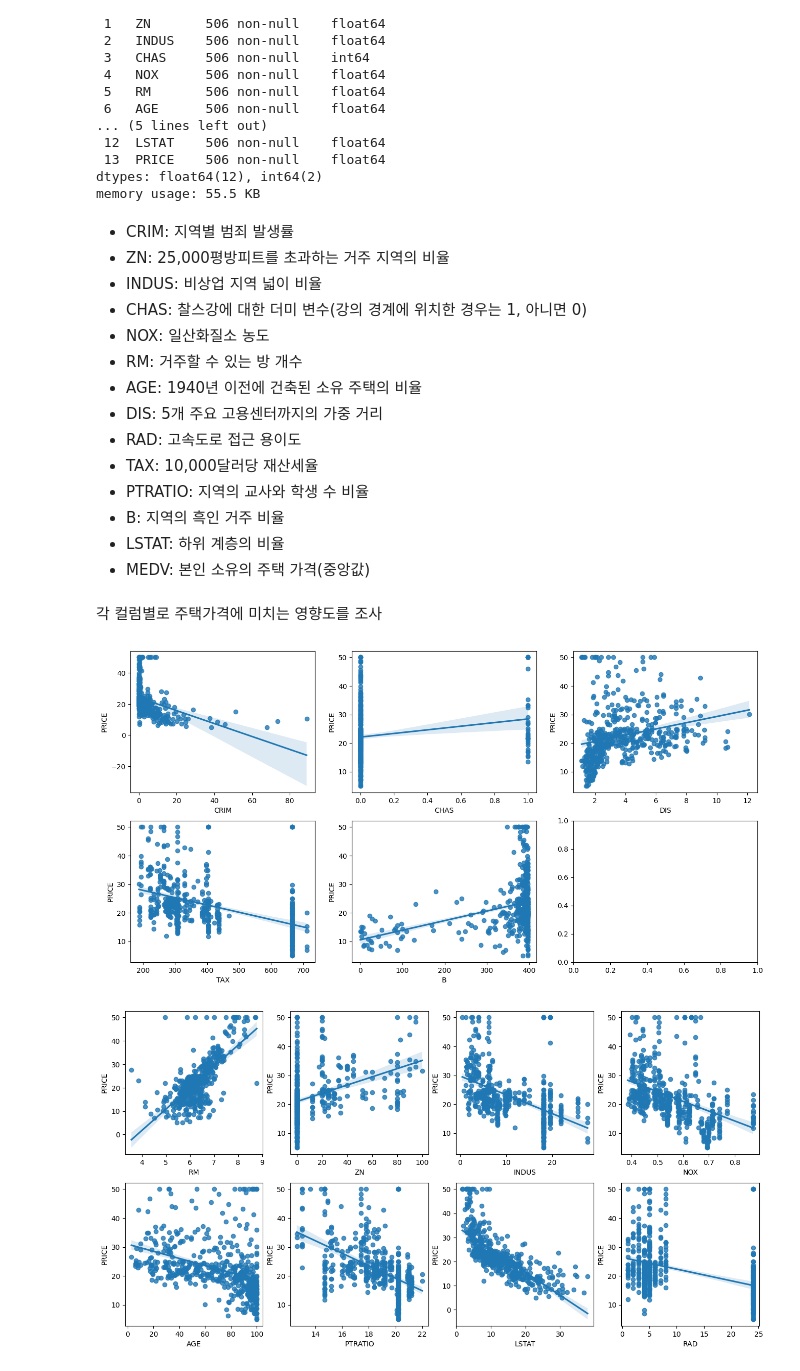
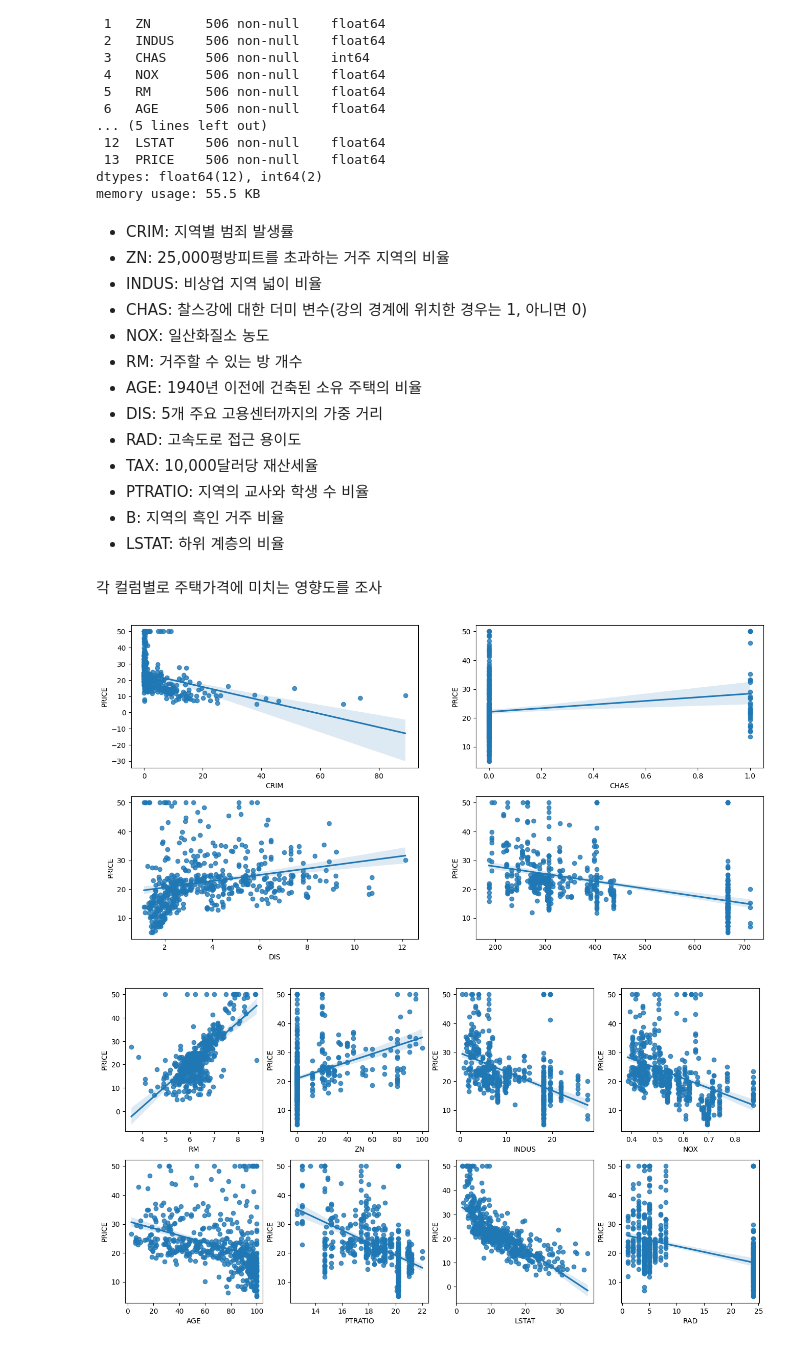
Before and after one commit to minsaee/ai_chat_python, a Jupyter notebook: 607_기계학습_회귀구현.ipynb, the cells around one changed output. Cells and saved outputs as stored; diff of their text form; code cells hidden in the pictures.

```diff
--- a/607_기계학습_회귀구현.ipynb
+++ b/607_기계학습_회귀구현.ipynb
@@ -97,19 +100,18 @@ memory usage: 55.5 KB
 * PTRATIO: 지역의 교사와 학생 수 비율
 * B: 지역의 흑인 거주 비율
 * LSTAT: 하위 계층의 비율
-* MEDV: 본인 소유의 주택 가격(중앙값)
 # %% [markdown]
 각 컬럼별로 주택가격에 미치는 영향도를 조사
 # %%
-# 2개의 행과 4개의 열을가진 subplots를 이용, axs는 4*2의 ax
-fig, axs = plt.subplots(figsize=(16,8), ncols=3, nrows=2)
-lm_features_ = ['CRIM','CHAS', 'DIS', 'TAX', 'B']
+# 2개의 행과 2개의 열을가진 subplots를 이용, axs는 2*2의 ax
+fig, axs = plt.subplots(figsize=(16,8), ncols=2, nrows=2)
+lm_features_ = ['CRIM','CHAS', 'DIS', 'TAX']
 for i, feature in enumerate(lm_features_):
-  row = int(i/3)
-  col = i%3
+  row = int(i/2)
+  col = i%2
   sns.regplot(x=feature, y='PRICE', data=bostonDF, ax=axs[row][col])
 # %% [output]
-[figure, old version]
+[figure, new version]
 # %%
 # 2개의 행과 4개의 열을가진 subplots를 이용, axs는 4*2의 ax
 fig, axs = plt.subplots(figsize=(16,8), ncols=4, nrows=2)
```
Also changed, not shown: parts of 2 cells of this notebook.
